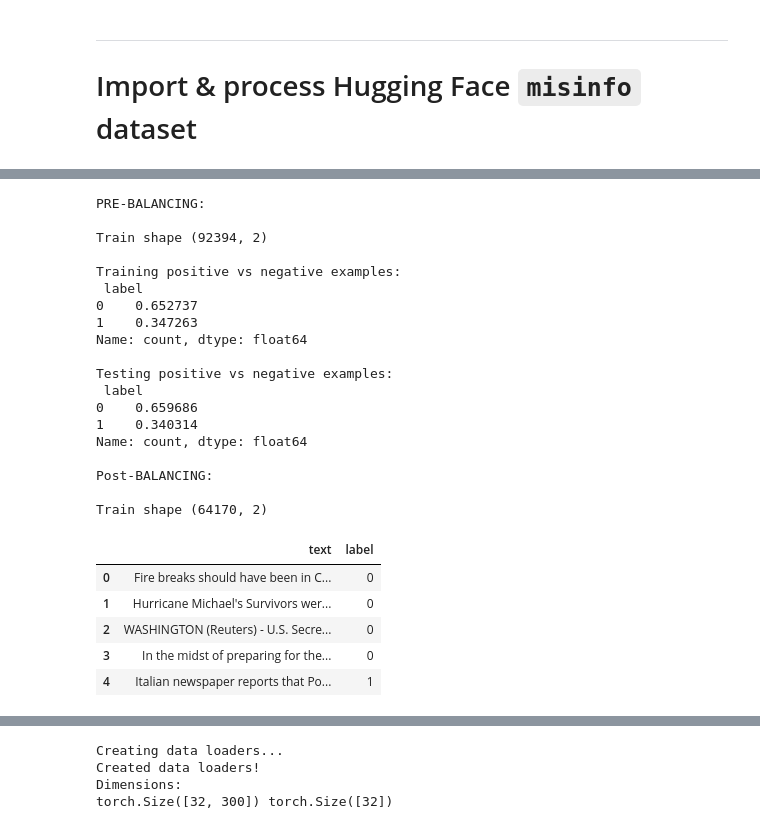
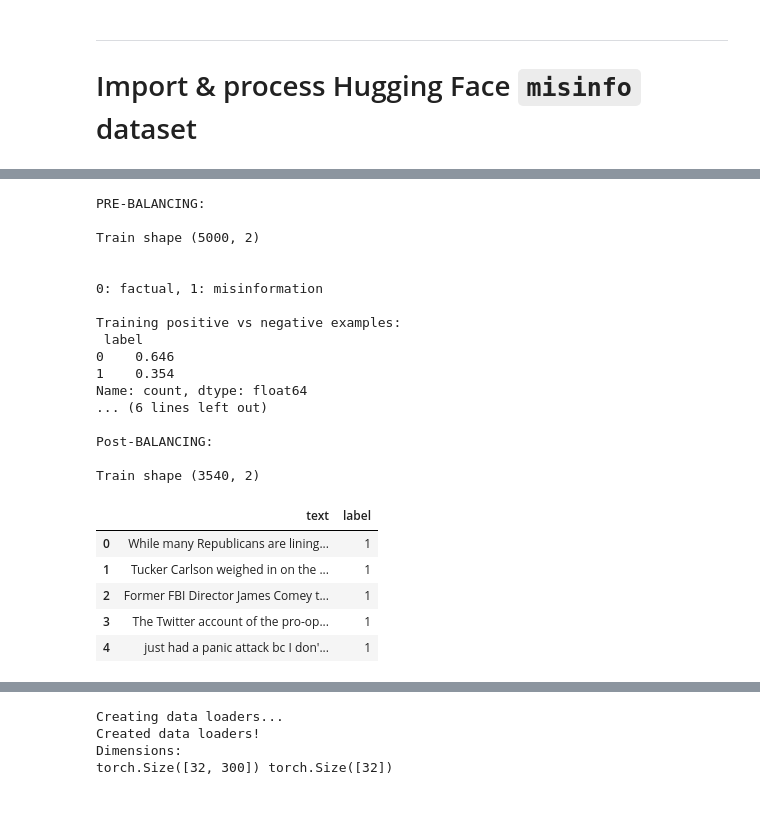
Before and after one commit to henrycgbaker/nlp_research_note, a Jupyter notebook: research_note.ipynb, the cells around one changed output, grey strips where cells are left out. Cells and saved outputs as stored; diff of their text form; code cells hidden in the pictures.

```diff
--- a/research_note.ipynb
+++ b/research_note.ipynb
@@ -118,6 +122,7 @@ Dataset({
 # %%
 # DATA PARTITIONING =====================================================================
 ds_cloned = ds.copy()
+
 
 ds_cloned['train'] = ds_cloned['train'].remove_columns(['Unnamed: 0', 'Unnamed: 0.1'])
 ds_cloned['test'] = ds_cloned['test'].remove_columns(['Unnamed: 0', 'Unnamed: 0.1'])
@@ -125,45 +130,50 @@ ds_cloned['test'] = ds_cloned['test'].remove_columns(['Unnamed: 0', 'Unnamed: 0.
 df_misinfo_train = pd.DataFrame(ds_cloned['train'], columns=["text", "label"])
 df_misinfo_test = pd.DataFrame(ds_cloned['test'], columns=["text", "label"])
 
+df_misinfo_train = df_misinfo_train.sample(n=5000, random_state=42) # REMOVE THIS
+df_misinfo_test = df_misinfo_test.sample(n=5000, random_state=42) # REMOVE THIS
+
+
 print("PRE-BALANCING:\n")
 print(f"Train shape {df_misinfo_train.shape} \n")
+print('\n0: factual, 1: misinformation\n')
 print("Training positive vs negative examples: \n", df_misinfo_train.value_counts("label")/df_misinfo_train.shape[0])
 print("\nTesting positive vs negative examples: \n",df_misinfo_test.value_counts("label")/df_misinfo_test.shape[0])
 
 # balance train split -------------------------------------------------------------------
 
 balancer = RandomUnderSampler(random_state=42, sampling_strategy = 'majority')
 df_misinfo_train_balanced = pd.concat(balancer.fit_resample(X = df_misinfo_train.iloc[:,[0]],
                                                            y = df_misinfo_train.iloc[:,[1]]),
                                      axis=1).sample(frac = 1).reset_index(drop=True)
 df_misinfo_train_balanced.value_counts("label")/df_misinfo_train_balanced.shape[0]
 
+
 print("\nPost-BALANCING:\n")
 print(f"Train shape {df_misinfo_train_balanced.shape} \n")
+
 df_misinfo_train_balanced.head()
 # %% [output]
 PRE-BALANCING:
 
-Train shape (92394, 2)
+Train shape (5000, 2)
+
+
+0: factual, 1: misinformation
 
 Training positive vs negative examples:
  label
-0    0.652737
-1    0.347263
+0    0.646
+1    0.354
 Name: count, dtype: float64
-
-Testing positive vs negative examples:
- label
-0    0.659686
-1    0.340314
-Name: count, dtype: float64
+... (6 lines left out)
 
 Post-BALANCING:
 
-Train shape (64170, 2)
+Train shape (3540, 2)
 |  | text | label |
-| 0 | Fire breaks should have been in C... | 0 |
-| 1 | Hurricane Michael's Survivors wer... | 0 |
-| 2 | WASHINGTON (Reuters) - U.S. Secre... | 0 |
-| 3 | In the midst of preparing for the... | 0 |
-| 4 | Italian newspaper reports that Po... | 1 |
+| 0 | While many Republicans are lining... | 1 |
+| 1 | Tucker Carlson weighed in on the ... | 1 |
+| 2 | Former FBI Director James Comey t... | 1 |
+| 3 | The Twitter account of the pro-op... | 1 |
+| 4 | just had a panic attack bc I don'... | 1 |
```
Also changed, not shown: parts of 15 cells of this notebook.
